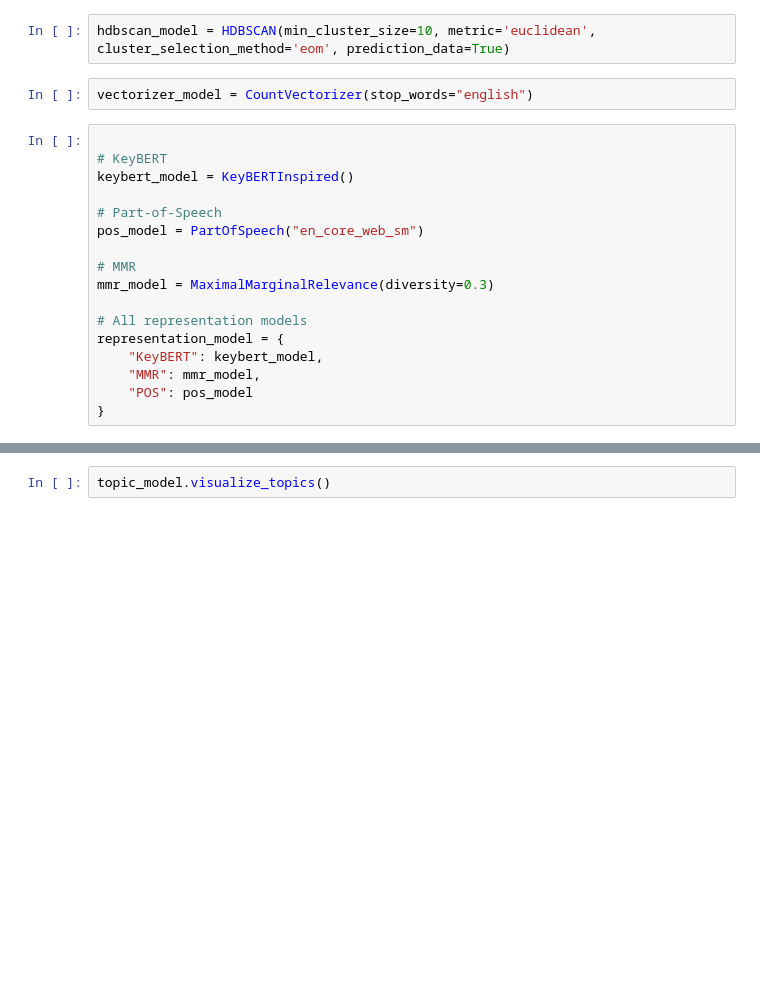
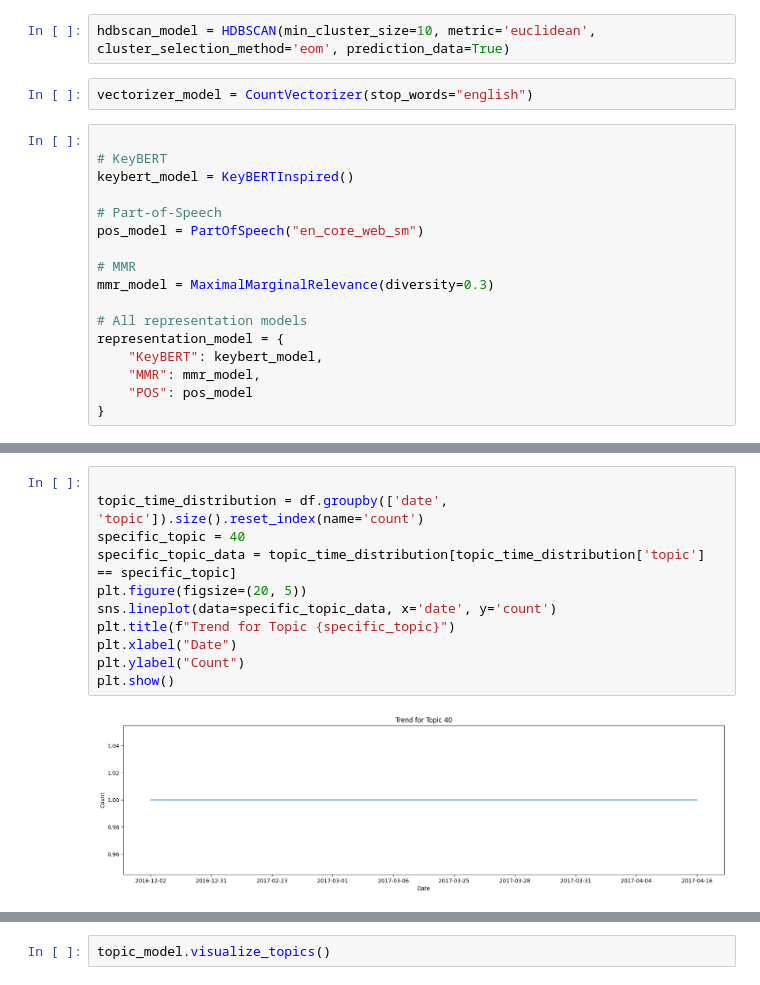
Before and after one commit to MohamedAlkurdi/Trends_prediction_model, a Jupyter notebook: BERTopic/Stable_BERTopic.ipynb, the cells around one changed output, grey strips where cells are left out. Saved outputs shown, nothing was run; the diff lists cells and outputs as text; blank space fills up the shorter version.

```diff
--- a/BERTopic/Stable_BERTopic.ipynb
+++ b/BERTopic/Stable_BERTopic.ipynb
@@ -99,0 +132,13 @@ df
+# %%
+
+topic_time_distribution = df.groupby(['date', 'topic']).size().reset_index(name='count')
+specific_topic = 40
+specific_topic_data = topic_time_distribution[topic_time_distribution['topic'] == specific_topic]
+plt.figure(figsize=(20, 5))
+sns.lineplot(data=specific_topic_data, x='date', y='count')
+plt.title(f"Trend for Topic {specific_topic}")
+plt.xlabel("Date")
+plt.ylabel("Count")
+plt.show()
+# %% [output]
+[figure, added]
```
Also changed, not shown: parts of 7 cells of this notebook, 2 other files.
